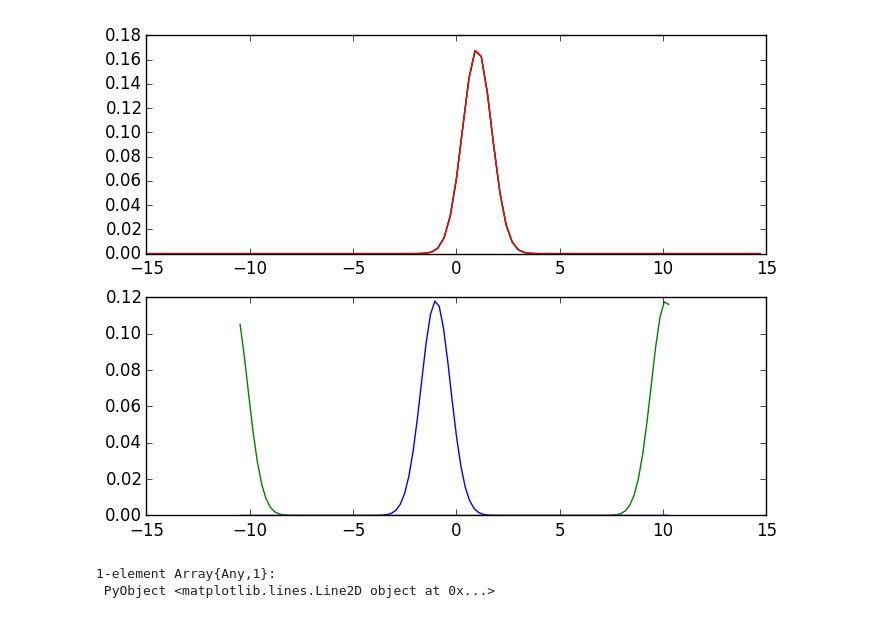
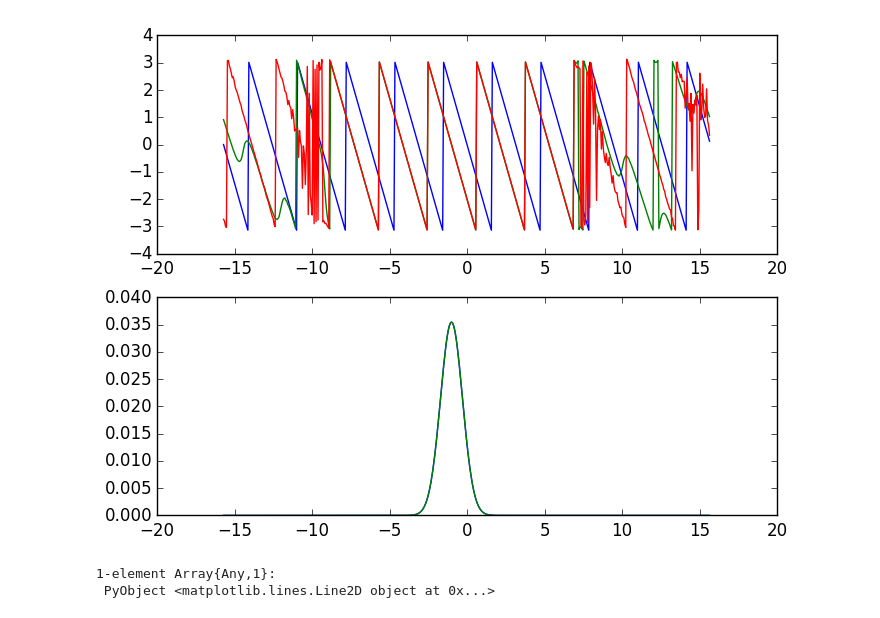
Before and after one commit to ymuv1/QuantumOptics.jl, a Jupyter notebook: examples/Quantum System - Particles.ipynb, the cells around one changed output. Drawn from its saved outputs; the diff is of its cells as text; code cells hidden in the pictures.

Commit message:
Further improvements for particles.

```diff
--- a/examples/Quantum System - Particles.ipynb
+++ b/examples/Quantum System - Particles.ipynb
@@ -57,0 +58,8 @@ dp = 0.10471975511965978
+# %%
+psi_fft2 = Ket(basis_momentum)
+pspan = quantumoptics.particle.samplepoints(basis_momentum)
+xspan = quantumoptics.particle.samplepoints(basis_position)
+for i=1:N
+    psi_fft2.data[i] = sum(exp(-1im*pspan[i]*xspan).*psix0.data)/sqrt(N)
+end
+#print(abs(psi_fft2.data)- abs(psix0_fft.data))
@@ -64,17 +105,15 @@ using PyPlot
-# %%
-psi_fft2 = quantumoptics.particle.transformation(basis_position, basis_momentum, psi)
-psi2 = quantumoptics.particle.transformation(basis_momentum, basis_position, psi_fft2)
-nx2_ = real(dagger(psi2).data .* psi2.data)
-np2 = real(dagger(psi_fft2).data .* psi_fft2.data);
 # %%
 subplot(2,1,1)
-plot(xspan, nx)
-plot(xspan, nx_)
-plot(xspan, nx2_)
+plot(pspan, angle(psip0.data))
+plot(pspan, angle(psix0_fft2.data))
+plot(pspan, angle(psi_fft2.data))
+# plot(xspan, nx)
+# plot(xspan, nx_)
+# plot(xspan, nx2_)
 subplot(2,1,2)
-plot(pspan, np)
-plot(pspan, np2)
+plot(pspan, np_x0fft )
+plot(pspan, np_p0)
 # %% [output]
-[figure, old version]
+[figure, new version]
 1-element Array{Any,1}:
  PyObject <matplotlib.lines.Line2D object at 0x...>
```
Also changed, not shown: parts of 4 cells of this notebook, 4 other files.
